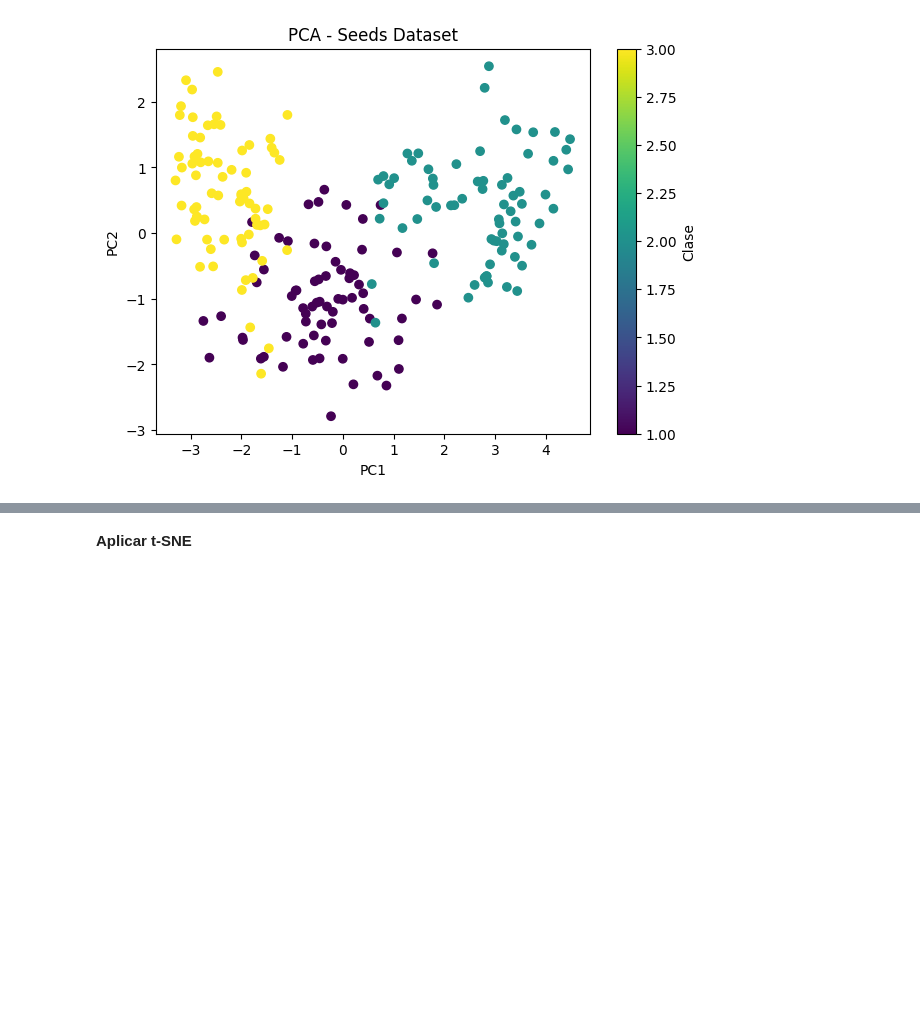
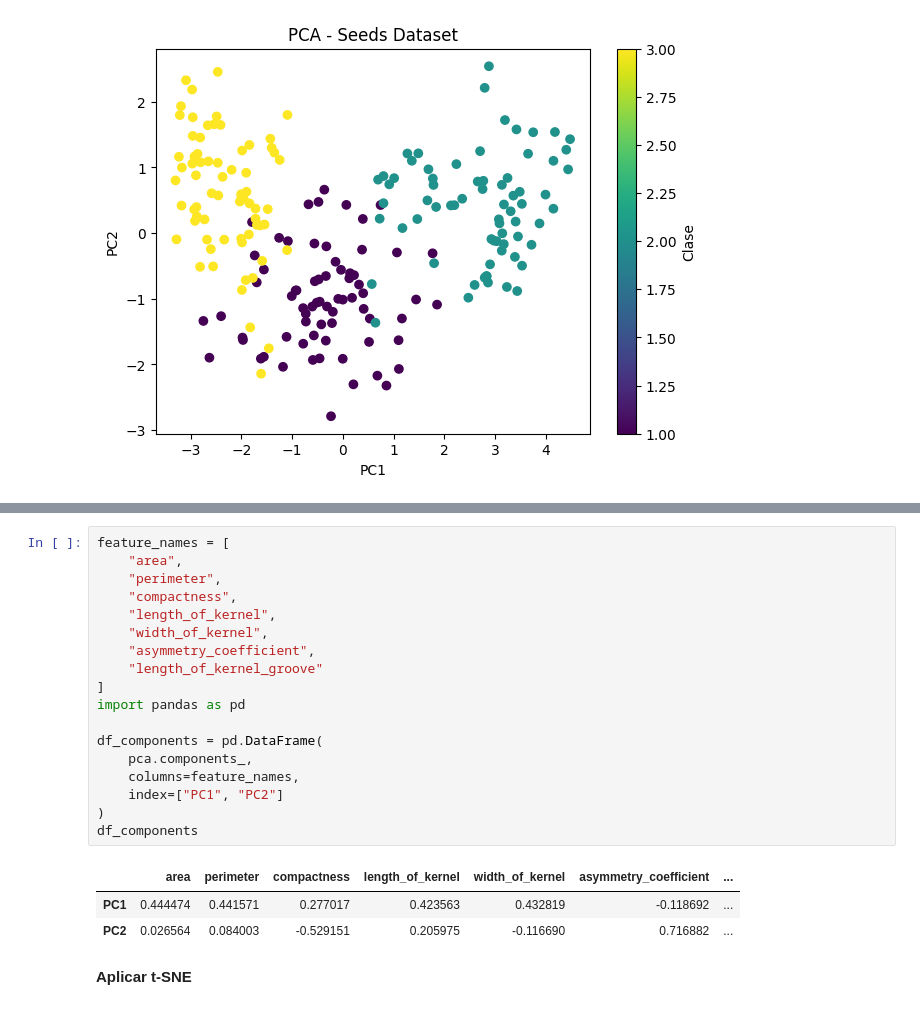
Before and after one commit to yuri19762008/000_ANALISTA_DATOS, a Jupyter notebook: Bootcamp-main/Modulo7/Leccion5/Index_M7_AE5.ipynb, the cells around one changed output, grey strips where cells are left out. Drawn from its saved outputs; the diff is of its cells as text; blank space fills up the shorter version.

```diff
--- a/Bootcamp-main/Modulo7/Leccion5/Index_M7_AE5.ipynb
+++ b/Bootcamp-main/Modulo7/Leccion5/Index_M7_AE5.ipynb
@@ -84,3 +99,25 @@ plt.show()
+# %%
+feature_names = [
+    "area",
+    "perimeter",
+    "compactness",
+    "length_of_kernel",
+    "width_of_kernel",
+    "asymmetry_coefficient",
+    "length_of_kernel_groove"
+]
+import pandas as pd
+
+df_components = pd.DataFrame(
+    pca.components_,
+    columns=feature_names,
+    index=["PC1", "PC2"]
+)
+df_components
+# %% [output]
+|  | area | perimeter | compactness | length_of_kernel | width_of_kernel | asymmetry_coefficient | ... |
+| PC1 | 0.444474 | 0.441571 | 0.277017 | 0.423563 | 0.432819 | -0.118692 | ... |
+| PC2 | 0.026564 | 0.084003 | -0.529151 | 0.205975 | -0.116690 | 0.716882 | ... |
 # %% [markdown]
 **Aplicar t-SNE**
 # %%
```
Also changed, not shown: parts of 4 cells of this notebook, 3 other files.
